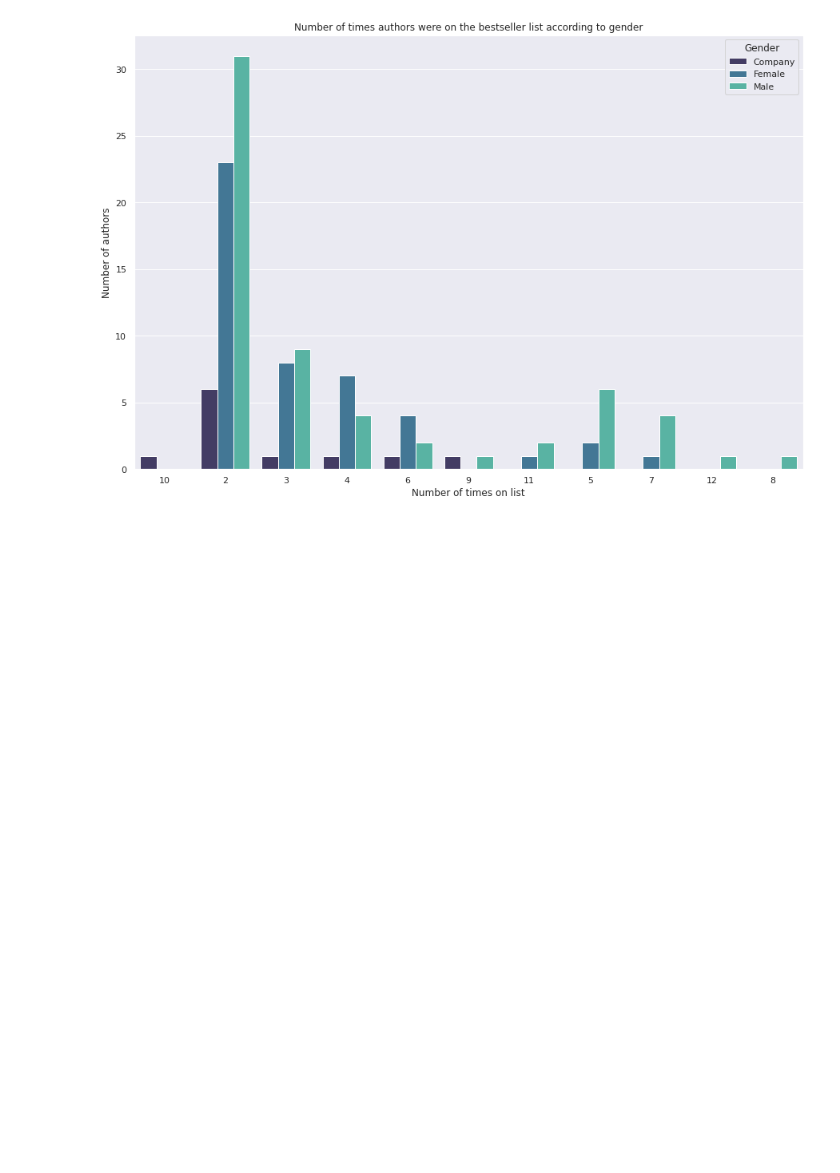
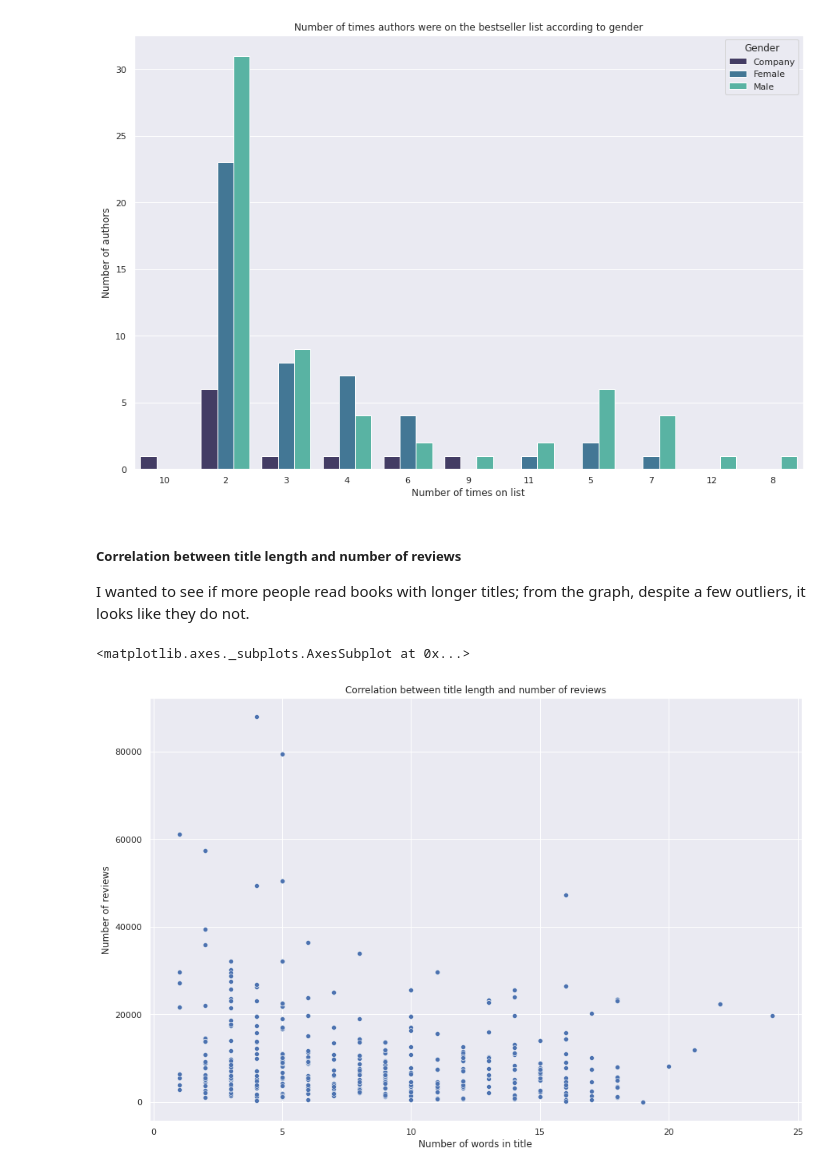
Before and after one commit to suha98/Analysis-of-Amazon-Bestselling-Books-2009-2019, a Jupyter notebook: Bestselling_Books.ipynb, the cells around one changed output. Saved outputs shown, nothing was run; the diff lists cells and outputs as text; code cells hidden in the pictures; blank space fills up the shorter version.

```diff
--- a/Bestselling_Books.ipynb
+++ b/Bestselling_Books.ipynb
@@ -190,3 +268,17 @@ sns.barplot(data = repeat_authors.groupby(['Gender','Number of times on list']).
 # %% [output]
 <matplotlib.axes._subplots.AxesSubplot at 0x...>
 [figure]
+# %% [markdown]
+##### **Correlation between title length and number of reviews**
+
+I wanted to see if more people read books with longer titles; from the graph, despite a few outliers, it looks like they do not.
+# %%
+sns.set_theme()
+plt.figure(figsize=(15,10))
+plt.title('Correlation between title length and number of reviews')
+plt.xlabel('Number of words in title')
+plt.ylabel('Number of reviews')
+sns.scatterplot(data=df, x="Number of words", y='Reviews')
+# %% [output]
+<matplotlib.axes._subplots.AxesSubplot at 0x...>
+[figure, added]
```
Also changed, not shown: parts of 9 cells of this notebook.
